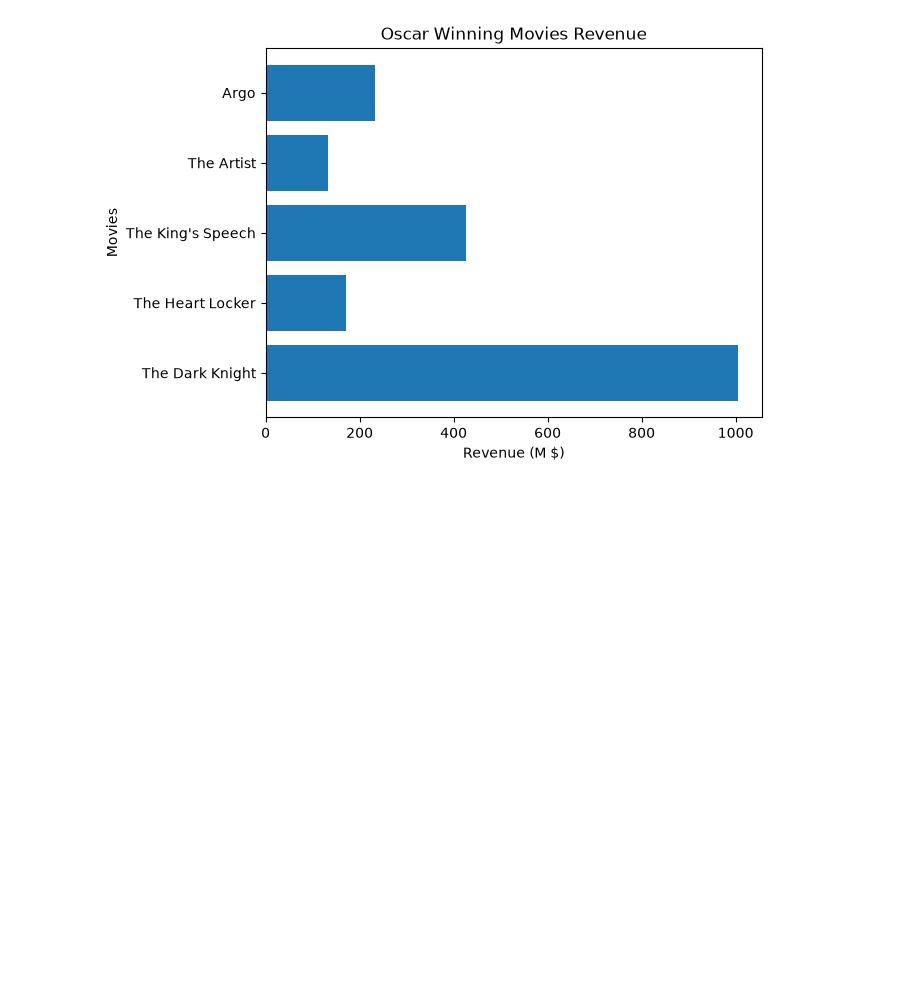
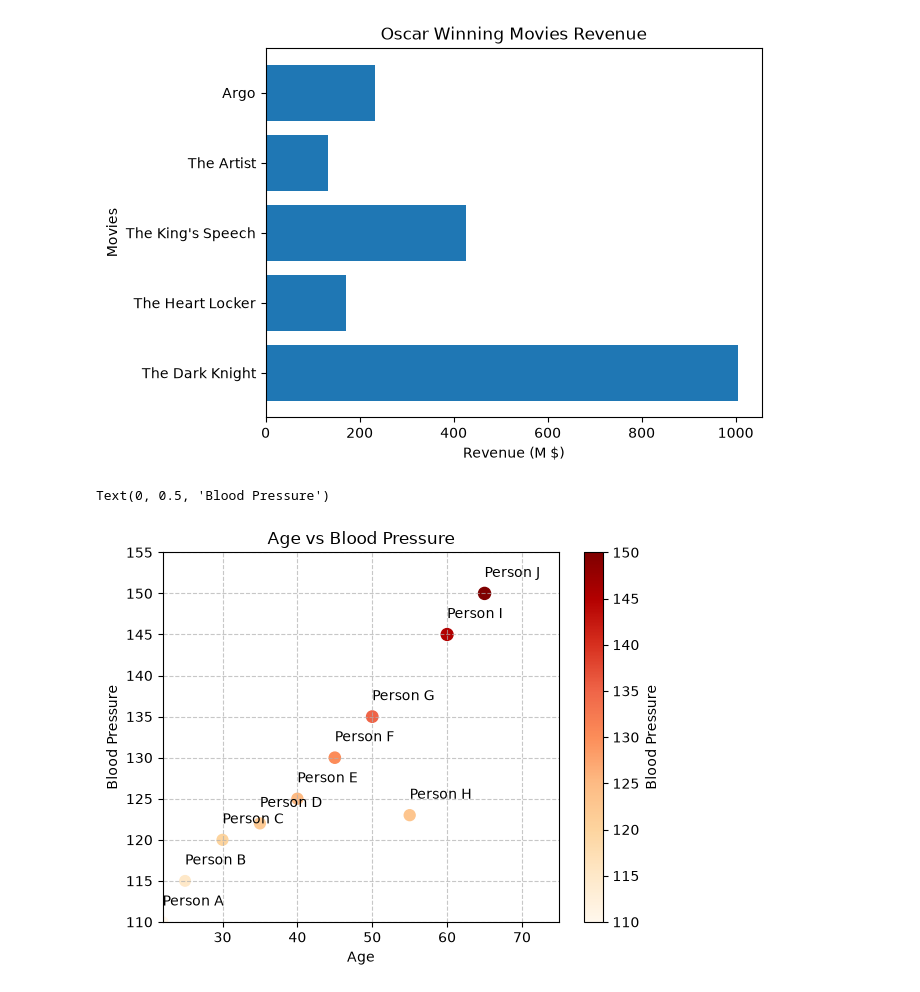
Before and after one commit to md-zeon/Data-Visualization, a Jupyter notebook: matplotlib.ipynb, the cells around one changed output. Drawn from its saved outputs; the diff is of its cells as text; code cells hidden in the pictures; blank space fills up the shorter version.

Commit message:
Learned About Scatter Plot

```diff
--- a/matplotlib.ipynb
+++ b/matplotlib.ipynb
@@ -152,3 +152,25 @@ plt.ylabel("Movies")
 # %% [output]
 Text(0, 0.5, 'Movies')
 [figure]
+# %%
+people = ["Person A", "Person B", "Person C", "Person D", "Person E", "Person F", "Person G", "Person H", "Person I", "Person J"]
+age = [22, 25, 30, 35, 40, 45, 50, 55, 60, 65]
+blood_pressure = [110, 115, 120, 122, 125, 130, 135, 123, 145, 150]
+colors = ["green" if x < 135 else "red" for x in blood_pressure]
+sizes = np.array(blood_pressure)
+# plt.scatter(age, blood_pressure, color=colors, s=sizes/2.5, marker=".")
+plt.scatter(age, blood_pressure, s=sizes/2, cmap='OrRd', c=blood_pressure)
+plt.grid(linestyle='--', alpha=0.7)
+
+plt.colorbar(label="Blood Pressure")
+
+for i in range(len(age)):
+    plt.annotate(people[i], xy=(age[i], blood_pressure[i]), xytext=(age[i],blood_pressure[i]+2))
+plt.xlim(min(age), max(age)+10)
+plt.ylim(min(blood_pressure), max(blood_pressure)+5)
+plt.title("Age vs Blood Pressure")
+plt.xlabel("Age")
+plt.ylabel("Blood Pressure")
+# %% [output]
+Text(0, 0.5, 'Blood Pressure')
+[figure, added]
```
Also changed, not shown: parts of 1 cell of this notebook.
